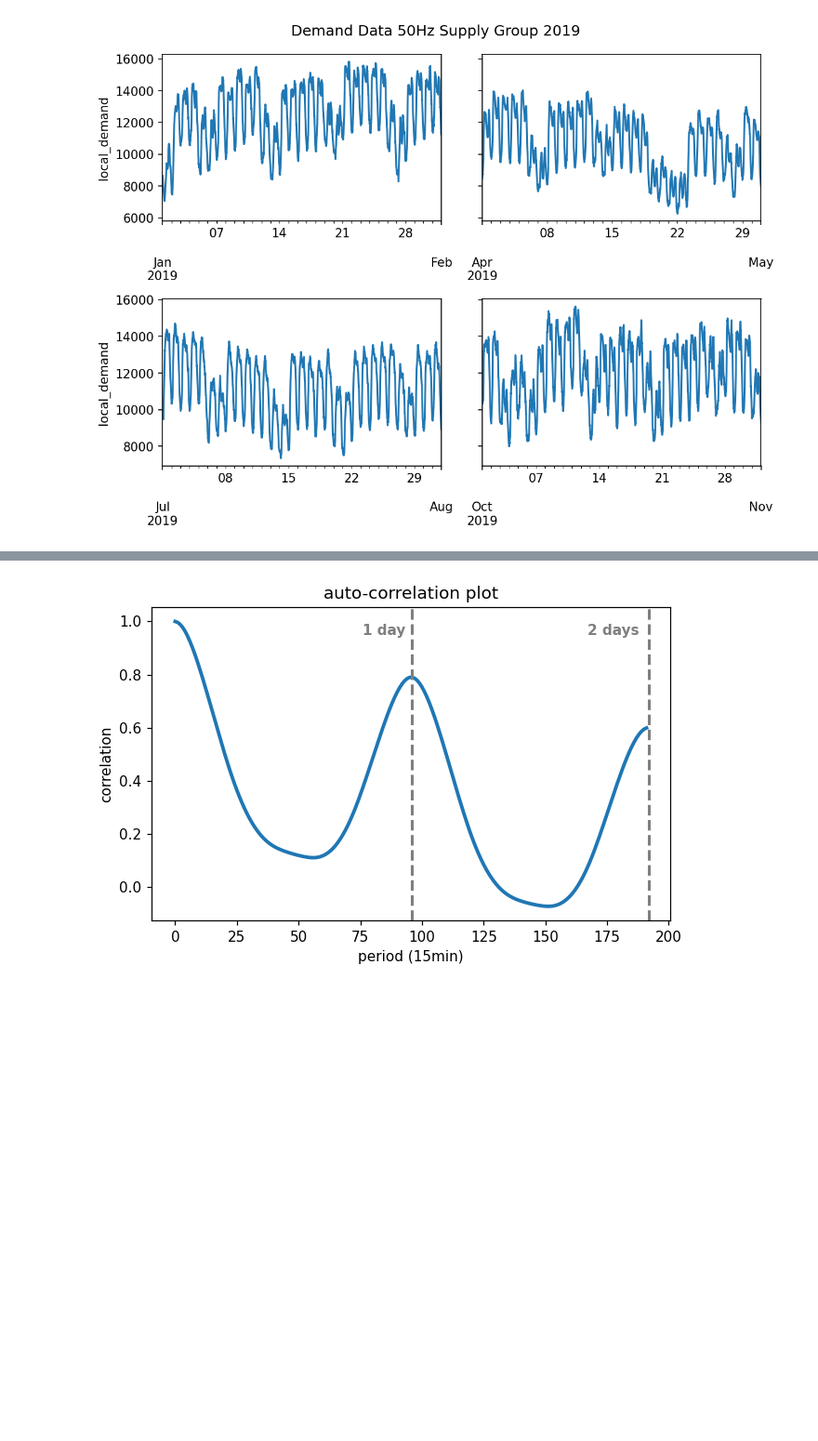
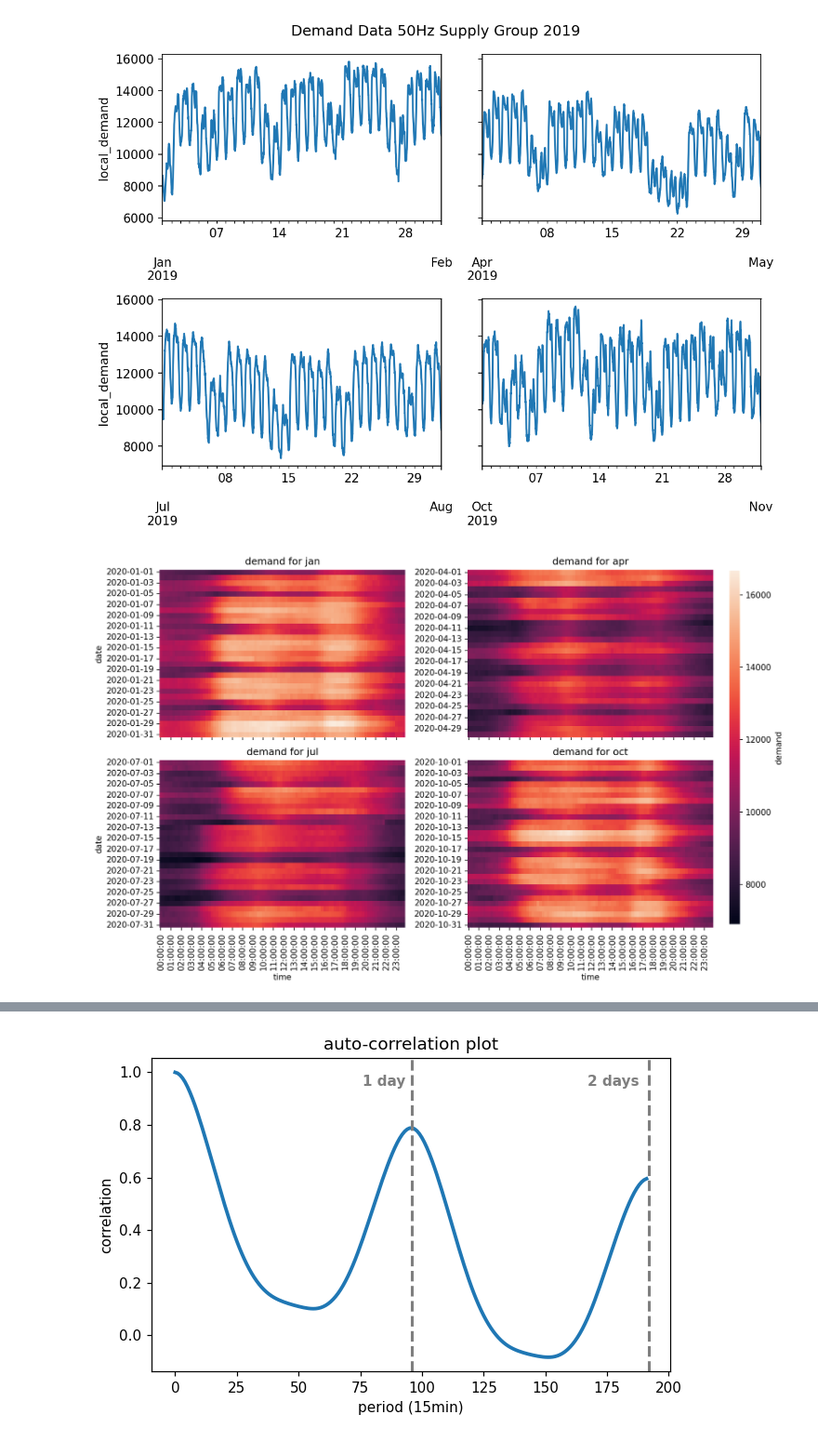
Before and after one commit to lmalms/german-power-grid, a Jupyter notebook: notebooks/exploratory_data_analysis.ipynb, the cells around one changed output, grey strips where cells are left out. Shown: that part at 93% size. Cells and saved outputs as stored; diff of their text form; code cells hidden in the pictures; blank space fills up the shorter version.

```diff
--- a/notebooks/exploratory_data_analysis.ipynb
+++ b/notebooks/exploratory_data_analysis.ipynb
@@ -84,6 +111,68 @@ fig.suptitle("Demand Data 50Hz Supply Group 2019")
 fig.tight_layout();
 # %% [output]
 [figure]
+# %%
+# Visualise demand data as heatmap
+def plot_heat_map(year: int, month: str, **kwargs) -> plt.Axes:
+
+    # Check month is valid
+    assert month in MONTHS_OF_THE_YEAR
+
+    # Define start and end dates
+    days_in_month = DAYS_PER_MONTH(year)[month]
+    month = MONTHS_OF_THE_YEAR[month]
+    start = dt.datetime(year, month, 1, 0, 0, 0)
+    end = dt.datetime(year, month, days_in_month, 23, 45, 0)
+
+    # Slice df over month
+    df_slice = df.loc[start: end]
+    df_slice = df_slice.assign(date=df_slice.index.date, time=df_slice.index.time)
+
+    # Create pivot table
+    df_pivot = df_slice.pivot(index="date", columns="time", values="local_demand")
+
+    # Plot heatmap
+    return sns.heatmap(df_pivot, **kwargs)
+
+year = 2020
+months = ["jan", "apr", "jul", "oct"]
+
+fig, ax = plt.subplots(2, 2, figsize=(12, 7.5), dpi=150, sharex=True)
+cbar_ax = fig.add_axes([.91, 0.15, .015, .8])
+
+# Get max and min values for selected months
+min_values = []
+max_values = []
+
+for month in months:
+    days_in_month = DAYS_PER_MONTH(year)[month]
+    month = MONTHS_OF_THE_YEAR[month]
+    start = dt.datetime(year, month, 1, 0, 0, 0)
+    end = dt.datetime(year, month, days_in_month, 23, 45, 0)
+
+    min_values.append(df.loc[start: end]["local_demand"].min())
+    max_values.append(df.loc[start: end]["local_demand"].max())
+
+for i, month in enumerate(months):
+    plot_heat_map(
+        year=year,
+        month=month,
+        ax=ax[i//2, i%2],
+        cbar=i==0,  # Only plot cbar for the first heatmap
+        cbar_ax=None if i else cbar_ax,  # and plot it on this axis
+        cbar_kws={"label": "demand"},
+        vmin=np.min(min_values),
+        vmax=np.max(max_values)
+    )
+    ax[i//2, i%2].set_title(f"demand for {month}")
+    if i%2:
+        ax[i//2, i%2].set_ylabel("")
+    if not i//2:
+        ax[i//2, i%2].set_xlabel("")
+
+fig.tight_layout(rect=[0., 0., 0.9, 1])
+# %% [output]
+[figure, added]
 # %%
 # Average consumption grouped by time of day
 hourly_consumption_stats = df.groupby(df.index.hour).agg({
```
Also changed, not shown: parts of 6 cells of this notebook, 2 other files.
